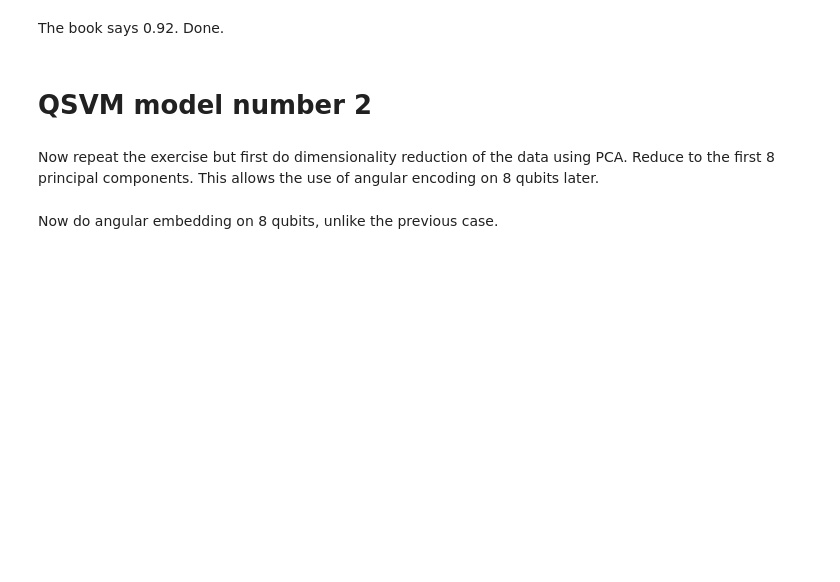
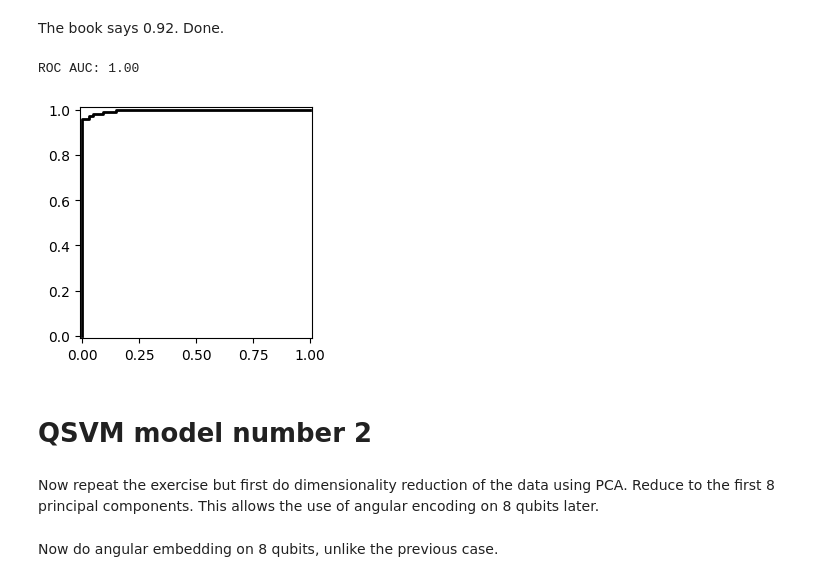
Before and after one commit to alexr314/quantum-anomaly-detection, a Jupyter notebook: exploratory_notebooks/quantum_novelty_detection_playground.ipynb, the cells around one changed output. Drawn from its saved outputs; the diff is of its cells as text; code cells hidden in the pictures; blank space fills up the shorter version.

```diff
--- a/exploratory_notebooks/quantum_novelty_detection_playground.ipynb
+++ b/exploratory_notebooks/quantum_novelty_detection_playground.ipynb
@@ -224,5 +225,20 @@ plt.hist(anom_preds, bins=bins, alpha=0.5, label='anom')
 # %% [markdown]
 The book says 0.92. Done.
+# %%
+# Make a ROC curve
+from sklearn.metrics import roc_curve, auc
+fpr, tpr, thresholds = roc_curve(np.concatenate([np.zeros(len(test_preds)), np.ones(len(anom_preds))]),
+                                 np.concatenate([test_preds, anom_preds]))
+fpr, tpr = tpr, fpr
+roc_auc = auc(fpr, tpr)
+plt.figure(figsize=[3,3])
+plt.plot(fpr, tpr, color='k', lw=2, label='ROC curve (area = {:.2f})'.format(roc_auc))
+plt.axis([-0.01, 1.01, -0.01, 1.01])
+
+print(f"ROC AUC: {roc_auc:.2f}")
+# %% [output]
+ROC AUC: 1.00
+[figure, added]
 # %% [markdown]
 # QSVM model number 2
 # %% [markdown]
```
Also changed, not shown: parts of 13 cells of this notebook, 1 other file.
